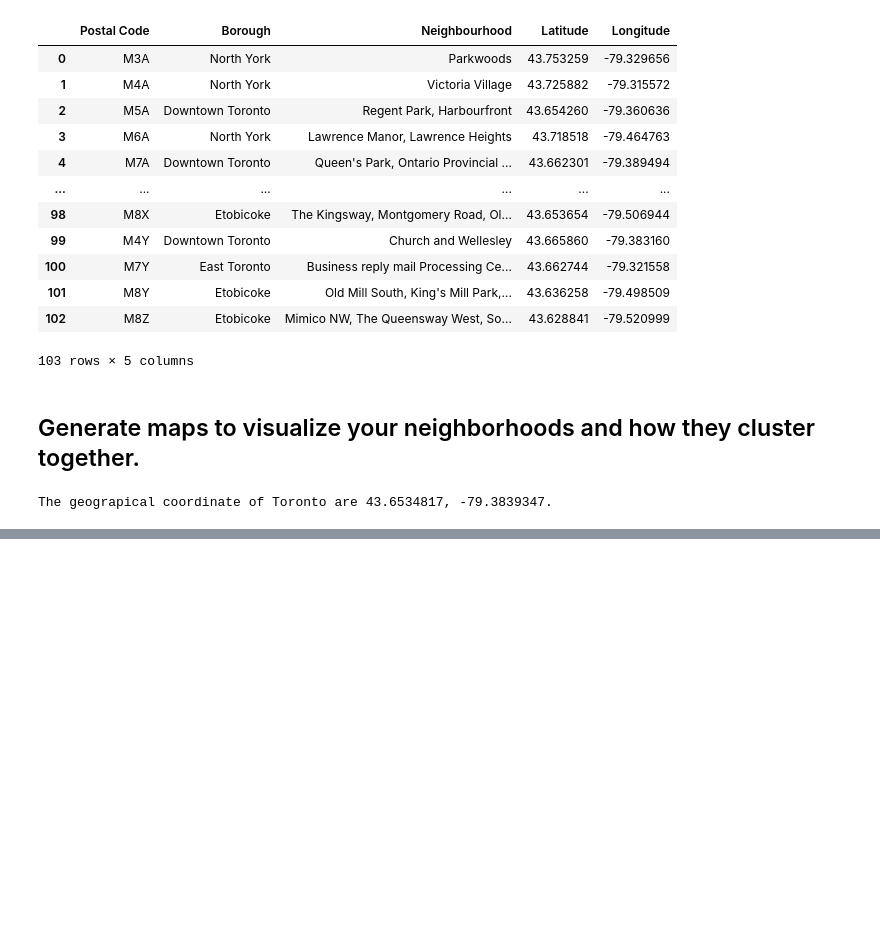
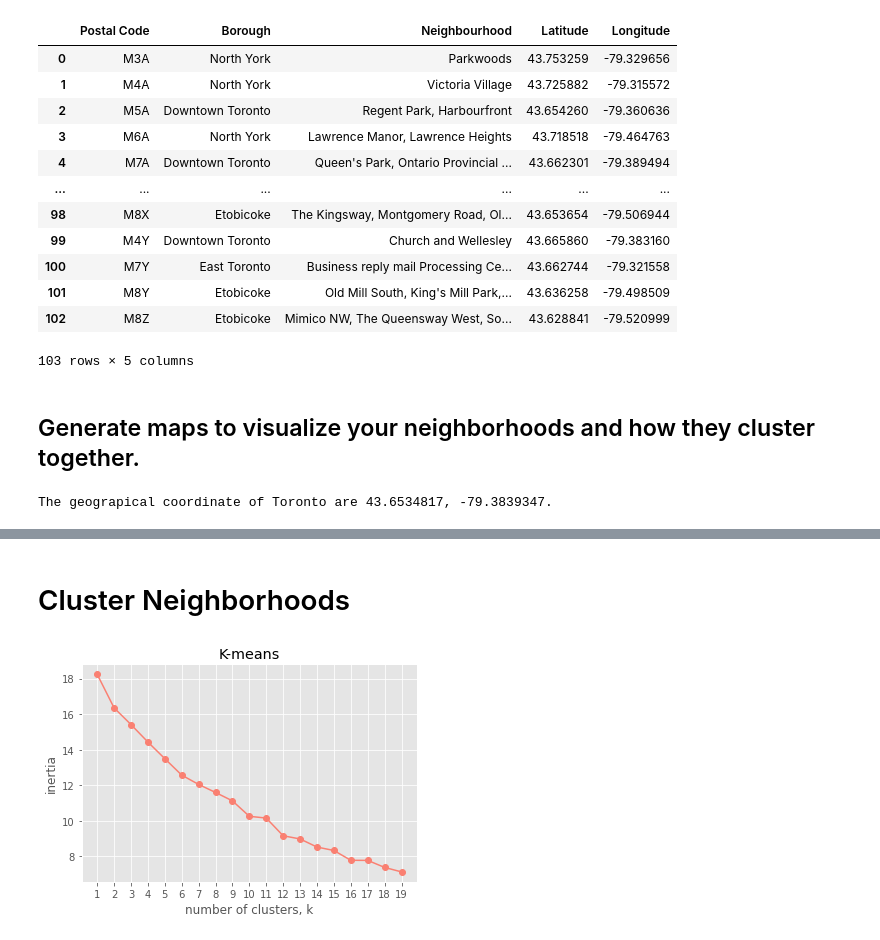
Before and after one commit to Jming9638/Coursera_Capstone, a Jupyter notebook: Segmenting and Clustering Neighborhoods in Toronto 3.ipynb, the cells around one changed output, grey strips where cells are left out. Cells and saved outputs as stored; diff of their text form; code cells hidden in the pictures; blank space fills up the shorter version.

```diff
--- a/Segmenting and Clustering Neighborhoods in Toronto 3.ipynb
+++ b/Segmenting and Clustering Neighborhoods in Toronto 3.ipynb
@@ -241,0 +360,13 @@ map_toronto
+# %%
+# one hot encoding
+toronto_onehot = pd.get_dummies(toronto_venues[['Venue Category']], prefix="", prefix_sep="")
+
+# add neighborhood column back to dataframe
+toronto_onehot['Neighborhood'] = toronto_venues['Neighborhood']
+
+# move neighborhood column to the first column
+fixed_columns = [toronto_onehot.columns[-1]] + list(toronto_onehot.columns[:-1])
+toronto_onehot = toronto_onehot[fixed_columns]
+# %%
+toronto_grouped = toronto_onehot.groupby('Neighborhood').mean().reset_index()
+toronto_grouped
@@ -241,0 +455,31 @@ map_toronto
+# %% [markdown]
+# Cluster Neighborhoods
+# %%
+toronto_grouped_clustering = toronto_grouped.drop('Neighborhood', 1)
+# %%
+from sklearn import metrics
+from sklearn.cluster import KMeans
+
+# K-means clustering
+ks = range(1, 20)
+inertias = []
+for k in ks:
+    # Create a KMeans instance with k clusters: model
+    model = KMeans(n_clusters=k)
+    # Fit model to samples
+    model.fit(toronto_grouped_clustering)
+    # Append the inertia to the list of inertias
+    inertias.append(model.inertia_)
+# %%
+import matplotlib.pyplot as plt
+plt.style.use('ggplot')
+%matplotlib inline
+
+plt.plot(ks, inertias, '-o', color='salmon')
+plt.title('K-means')
+plt.xlabel('number of clusters, k')
+plt.ylabel('inertia')
+plt.xticks(ks)
+plt.show()
+# %% [output]
+[figure, added]
```
Also changed, not shown: parts of 22 cells of this notebook.
